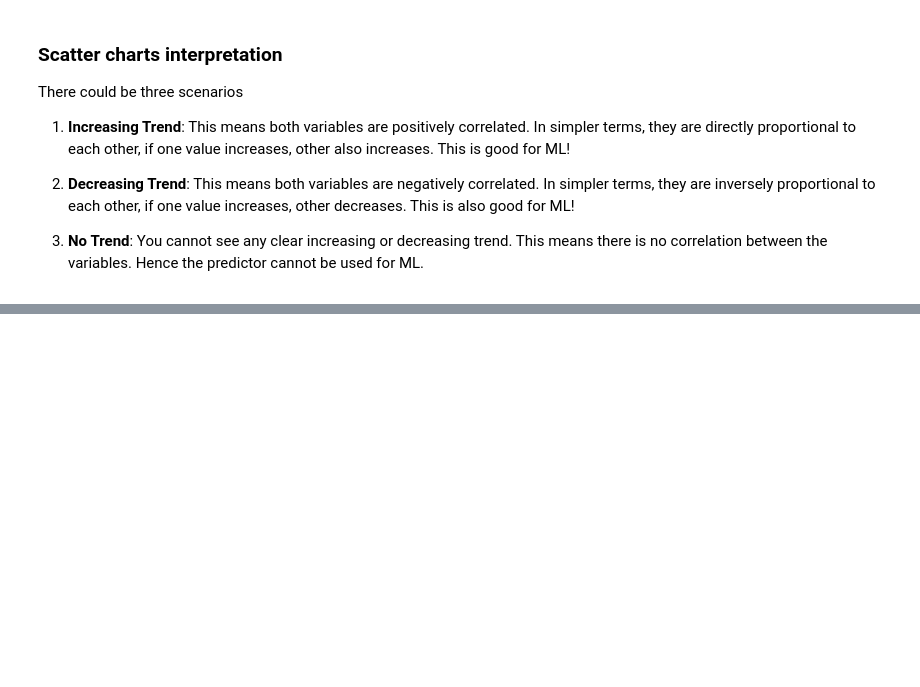
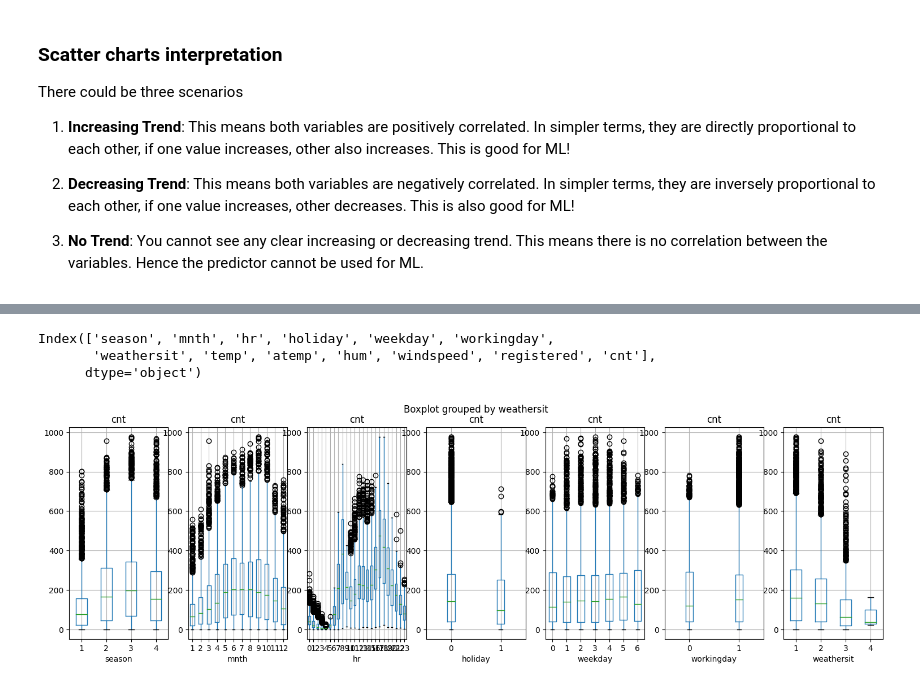
Before and after one commit to anish3565/Case_Studies, a Jupyter notebook: Regression/2. BikeRentalDemandPrediction.ipynb, the cells around one changed output, grey strips where cells are left out. Drawn from its saved outputs; the diff is of its cells as text; code cells hidden in the pictures; blank space fills up the shorter version.

Commit message:
Changes in BikeRentalDemandPrediction notebook

```diff
--- a/Regression/2. BikeRentalDemandPrediction.ipynb
+++ b/Regression/2. BikeRentalDemandPrediction.ipynb
@@ -424,0 +456,20 @@ Pearson's correlation coefficient can simply be calculated as the covariance bet
+# %%
+BikeRentalData.columns
+# %% [output]
+Index(['season', 'mnth', 'hr', 'holiday', 'weekday', 'workingday',
+       'weathersit', 'temp', 'atemp', 'hum', 'windspeed', 'registered', 'cnt'],
+      dtype='object')
+# %%
+# Box plots for Categorical Target Variable "cnt" and Continuous Predictors
+CategoricalColsList=['season', 'mnth', 'hr', 'holiday', 'weekday', 'workingday', 'weathersit']
+
+import matplotlib.pyplot as plt
+%matplotlib inline
+
+fig, PlotCanvas=plt.subplots(nrows=1, ncols=len(CategoricalColsList), figsize=(18,5))
+
+# Creating Box plots for each continuous predictor against the Target Variable "cnt"
+for PredictorCol, i in zip(CategoricalColsList, range(len(CategoricalColsList))):
+    BikeRentalData.boxplot(column='cnt', by=PredictorCol, figsize=(5,5), vert=True, ax=PlotCanvas[i])
+# %% [output]
+[figure, added]
```
Also changed, not shown: parts of 6 cells of this notebook.
